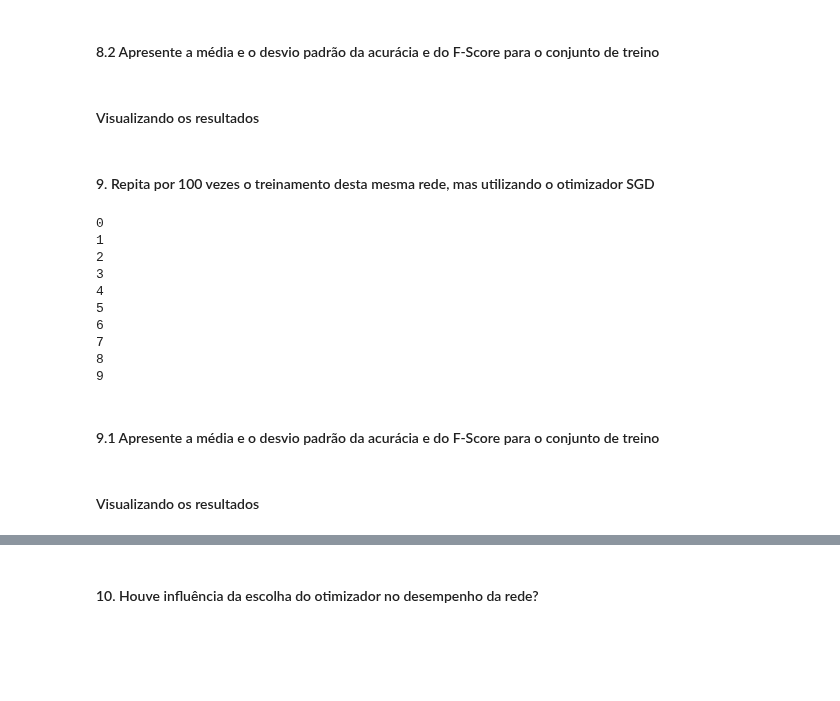
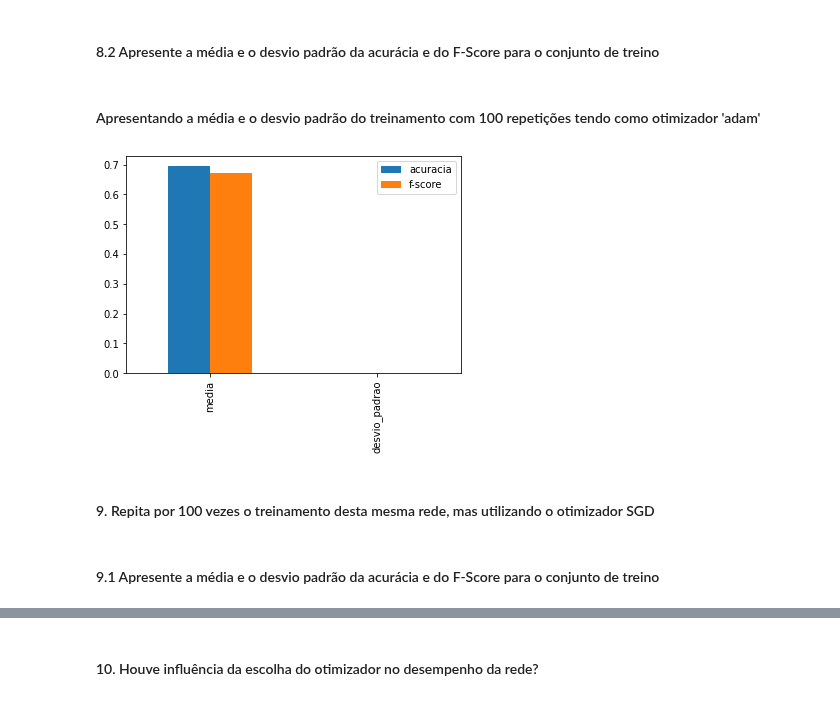
Before and after one commit to elloa-uea/projeto-pratico-3-rna-pp3-team-hard, a Jupyter notebook: notebooks/PP3.3 - Proposição e Avaliação de RNAs.ipynb, the cells around one changed output, grey strips where cells are left out. Saved outputs shown, nothing was run; the diff lists cells and outputs as text; code cells hidden in the pictures; blank space fills up the shorter version.

```diff
--- a/notebooks/PP3.3 - Proposição e Avaliação de RNAs.ipynb
+++ b/notebooks/PP3.3 - Proposição e Avaliação de RNAs.ipynb
@@ -39,6 +42,10 @@ def _iloc(start_col, end_col):
     return database.iloc[:, start_col:end_col]
 # %%
 database_columns = lambda: pd.DataFrame(_columns(), columns=['Atributos']).T
+# %%
+def mean_std(dic):
+    return {'acuracia': {'media':mean(dic['acuracia']), 'desvio_padrao':pstdev(dic['acuracia'])},
+            'f-score': {'media':mean(dic['fscore']), 'desvio_padrao':pstdev(dic['fscore'])}}
 # %% [markdown]
 ## Testando Redes Neurais sem os Atributos Categórios
 # %% [markdown]
@@ -307,4 +314,20 @@ plt.show()
 # %% [markdown]
 ### 8. Repita o treinamento da mesma rede anterior sem imprimir o passo a passo (verbose False) por 100 vezes
+# %%
+def treinamento(iteracoes, otimizador='adam'):
+    metricas = {'acuracia':[], 'fscore':[]}
+
+    for i in range(iteracoes):
+        X_train, X_test, y_train, y_test = holdout(X, y, True)
+        X_train_std, X_test_std = escalonamento(X_train, X_test)
+
+        perceptron100 = MLPClassifier(hidden_layer_sizes=(1,10), activation='relu', solver='adam', verbose=False, shuffle=True)
+        perceptron100.fit(X_train_std, y_train)
+        y_pred = perceptron100.predict(X_test_std)
+
+        metricas['acuracia'].append(accuracy_score(y_test, y_pred))
+        metricas['fscore'].append(f1_score(y_test, y_pred, average='weighted'))
+
+    return metricas
 # %% [markdown]
  #### 8.1 Cada uma destas repetições deve ser feita com uma nova partição Holdout
@@ -336,2 +334,4 @@ for i in range(10):
+# %%
+treino1 = treinamento(100)
 # %% [markdown]
  #### 8.2 Apresente a média e o desvio padrão da acurácia e do F-Score para o conjunto de treino
@@ -346,3 +337,0 @@ fscore_std = _.pstdev(medidas['fscores'])
-# %%
-def mean_std(data):
-    return (_.mean(data), _.pstdev(data))
@@ -352,29 +338,9 @@ fscore_mean, fscore_std = mean_std(medidas['fscores'])
-# %% [markdown]
-#### Visualizando os resultados
+# %% [markdown]
+#### Apresentando a média e o desvio padrão do treinamento com 100 repetições tendo como otimizador 'adam'
+# %%
+pd.DataFrame(mean_std(treino1)).plot.bar()
+plt.show()
+# %% [output]
+[figure, added]
 # %% [markdown]
 #### 9. Repita por 100 vezes o treinamento desta mesma rede, mas utilizando o otimizador SGD
-# %%
-medidas = {'acuracias':[], 'fscores':[]}
-
-for i in range(10):
-    print(i)
-    X_train, X_test, y_train, y_test = holdout(X, y)
-    X_train_std, X_test_std = escalonamento(X_train, X_test)
-    perceptron100 = MLPClassifier(hidden_layer_sizes=(1,10), activation='relu', solver='sgd', verbose=False, shuffle=True)
-    perceptron100.fit(X_train_std, y_train)
-
-    y_pred = perceptron100.predict(X_train_std)
-
-    medidas['acuracias'].append(accuracy_score(y_train, y_pred))
-    medidas['fscores'].append(f1_score(y_train, y_pred, average='macro'))
-# %% [output]
-0
-1
-2
-3
-4
-5
-6
-7
-8
-9
@@ -386,2 +350,0 @@ fscore_mean, fscore_std = mean_std(medidas['fscores'])
-# %% [markdown]
-#### Visualizando os resultados
```
Also changed, not shown: parts of 16 cells of this notebook.
